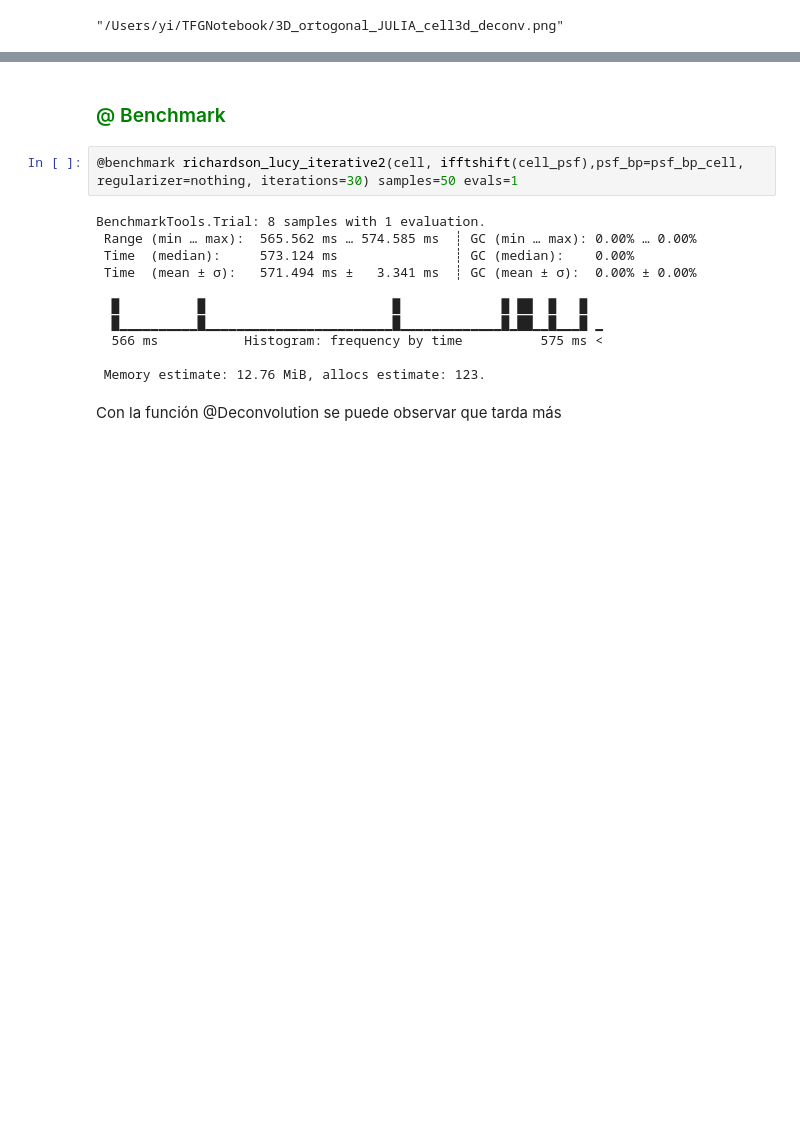
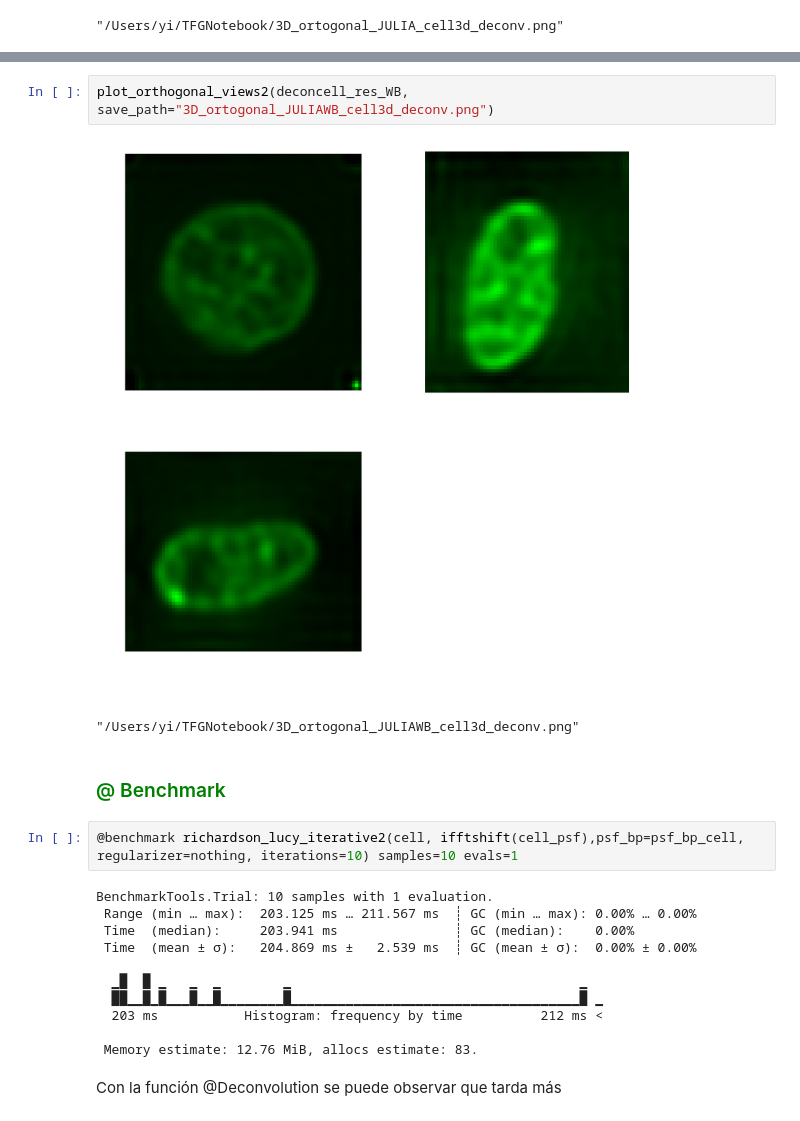
Before and after one commit to Jimena163/TFGNotebook, a Jupyter notebook: 3D_Julia_MAC.ipynb, the cells around one changed output, grey strips where cells are left out. Saved outputs shown, nothing was run; the diff lists cells and outputs as text; blank space fills up the shorter version.

```diff
--- a/3D_Julia_MAC.ipynb
+++ b/3D_Julia_MAC.ipynb
@@ -571,18 +676,23 @@ plot_orthogonal_views2(deconcell_res, save_path="3D_ortogonal_JULIA_cell3d_decon
+# %%
+plot_orthogonal_views2(deconcell_res_WB, save_path="3D_ortogonal_JULIAWB_cell3d_deconv.png")
+# %% [output]
+[figure, added]
+"/Users/yi/TFGNotebook/3D_ortogonal_JULIAWB_cell3d_deconv.png"
 # %% [markdown]
 <h3 style="color: green;">@ Benchmark</h3>
 # %%
-@benchmark richardson_lucy_iterative2(cell, ifftshift(cell_psf),psf_bp=psf_bp_cell, regularizer=nothing, iterations=30) samples=50 evals=1
+@benchmark richardson_lucy_iterative2(cell, ifftshift(cell_psf),psf_bp=psf_bp_cell, regularizer=nothing, iterations=10) samples=10 evals=1
 # %% [output]
-BenchmarkTools.Trial: 8 samples with 1 evaluation.
- Range (min … max):  565.562 ms … 574.585 ms  ┊ GC (min … max): 0.00% … 0.00%
- Time  (median):     573.124 ms               ┊ GC (median):    0.00%
- Time  (mean ± σ):   571.494 ms ±   3.341 ms  ┊ GC (mean ± σ):  0.00% ± 0.00%
+BenchmarkTools.Trial: 10 samples with 1 evaluation.
+ Range (min … max):  203.125 ms … 211.567 ms  ┊ GC (min … max): 0.00% … 0.00%
+ Time  (median):     203.941 ms               ┊ GC (median):    0.00%
+ Time  (mean ± σ):   204.869 ms ±   2.539 ms  ┊ GC (mean ± σ):  0.00% ± 0.00%
 
-  █          █                        █             █ ██  █   █
-  █▁▁▁▁▁▁▁▁▁▁█▁▁▁▁▁▁▁▁▁▁▁▁▁▁▁▁▁▁▁▁▁▁▁▁█▁▁▁▁▁▁▁▁▁▁▁▁▁█▁██▁▁█▁▁▁█ ▁
-  566 ms           Histogram: frequency by time          575 ms <
+  ▁█  █ ▁   ▁  ▁        ▁                                     ▁
+  ██▁▁█▁█▁▁▁█▁▁█▁▁▁▁▁▁▁▁█▁▁▁▁▁▁▁▁▁▁▁▁▁▁▁▁▁▁▁▁▁▁▁▁▁▁▁▁▁▁▁▁▁▁▁▁▁█ ▁
+  203 ms           Histogram: frequency by time          212 ms <
 
- Memory estimate: 12.76 MiB, allocs estimate: 123.
+ Memory estimate: 12.76 MiB, allocs estimate: 83.
 # %% [markdown]
 Con la función @Deconvolution se puede observar que tarda más
 # %%
```
Also changed, not shown: parts of 57 cells of this notebook, 17 other files.
